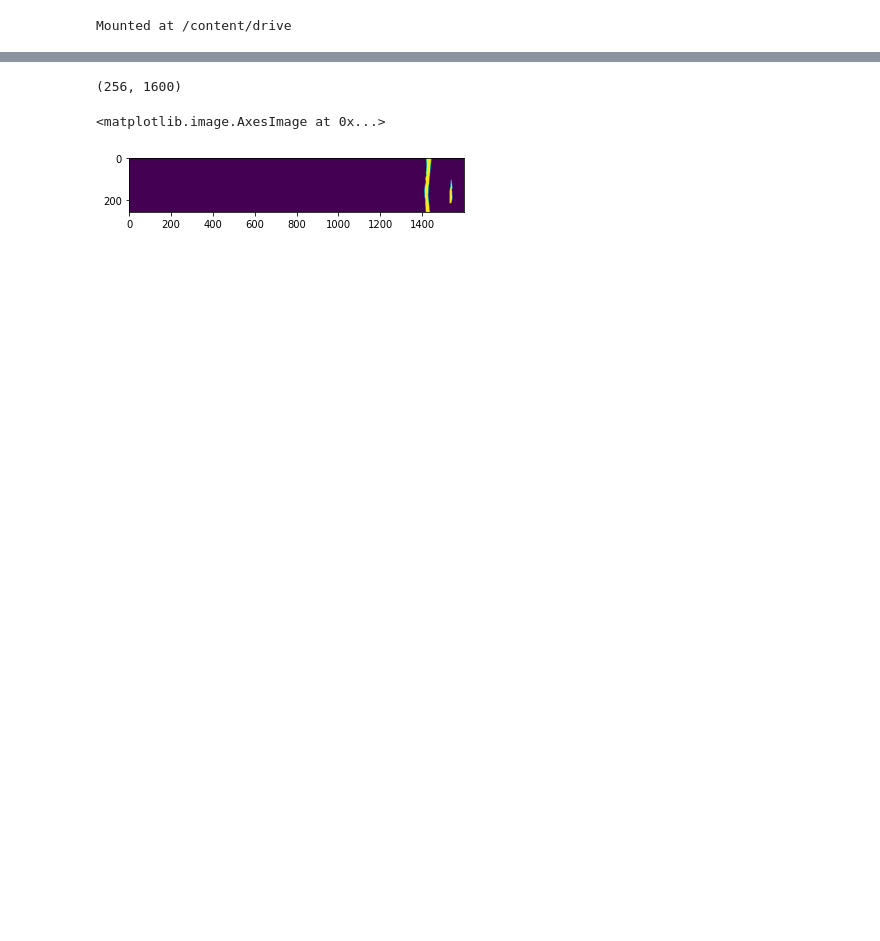
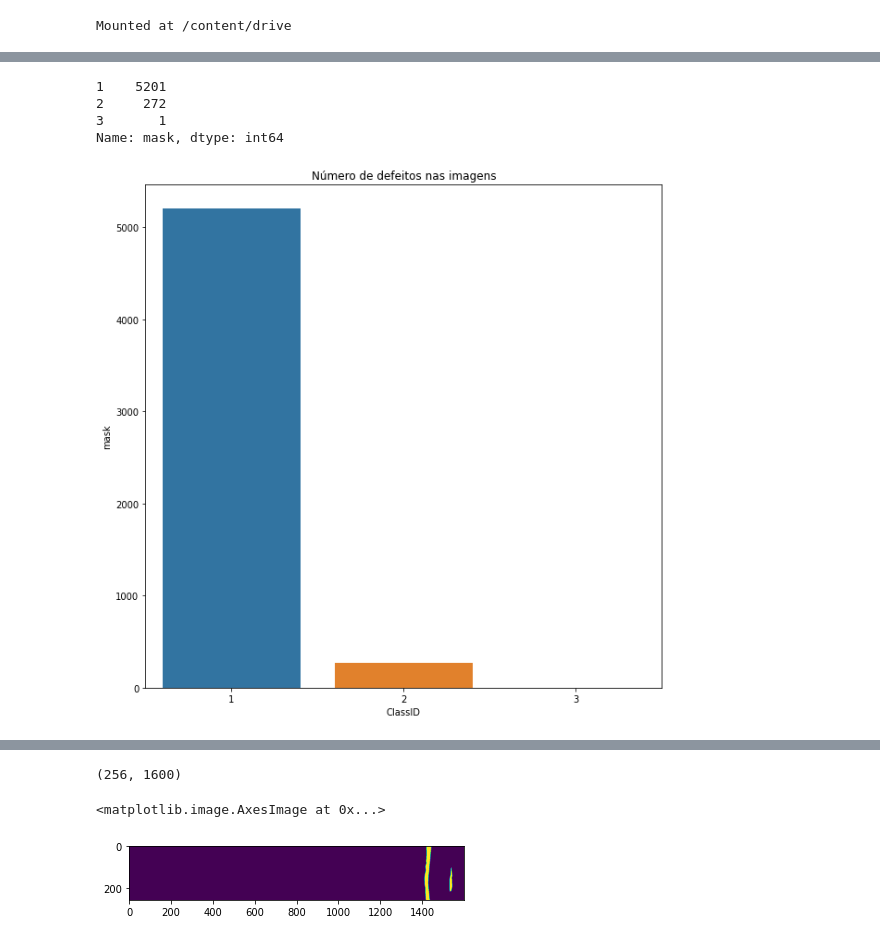
Before and after one commit to Laceles/Image_processing, a Jupyter notebook: Production_mantenance_departament/production_departament.ipynb, the cells around one changed output, grey strips where cells are left out. Cells and saved outputs as stored; diff of their text form; code cells hidden in the pictures; blank space fills up the shorter version.

```diff
--- a/Production_mantenance_departament/production_departament.ipynb
+++ b/Production_mantenance_departament/production_departament.ipynb
@@ -154,0 +47,2 @@ cd /content/drive/MyDrive/Datasets/Departamento de manutenção
+# %%
+defect_class_mask_df = pd.read_csv('/content/drive/My Drive/Cursos - recursos/Ciência de Dados da Empresas e Negócios/Departamento de manutenção/train.csv')
@@ -154,0 +101,2 @@ cd /content/drive/MyDrive/Datasets/Departamento de manutenção
+# %%
+defect_class_mask_df['mask'] = defect_class_mask_df['ClassId'].map(lambda x: 1)
@@ -154,0 +112,3 @@ cd /content/drive/MyDrive/Datasets/Departamento de manutenção
+# %%
+defect_type = defect_class_mask_df.groupby(['ImageId'])['mask'].sum()
+defect_type
@@ -154,0 +129,14 @@ cd /content/drive/MyDrive/Datasets/Departamento de manutenção
+# %%
+defect_type.value_counts()
+# %% [output]
+1    5201
+2     272
+3       1
+Name: mask, dtype: int64
+# %%
+plt.figure(figsize=(10,10))
+sns.barplot(x = defect_type.value_counts().index, y = defect_type.value_counts())
+plt.xlabel('ClassID')
+plt.title('Número de defeitos nas imagens');
+# %% [output]
+[figure, added]
```
Also changed, not shown: parts of 108 cells of this notebook.
